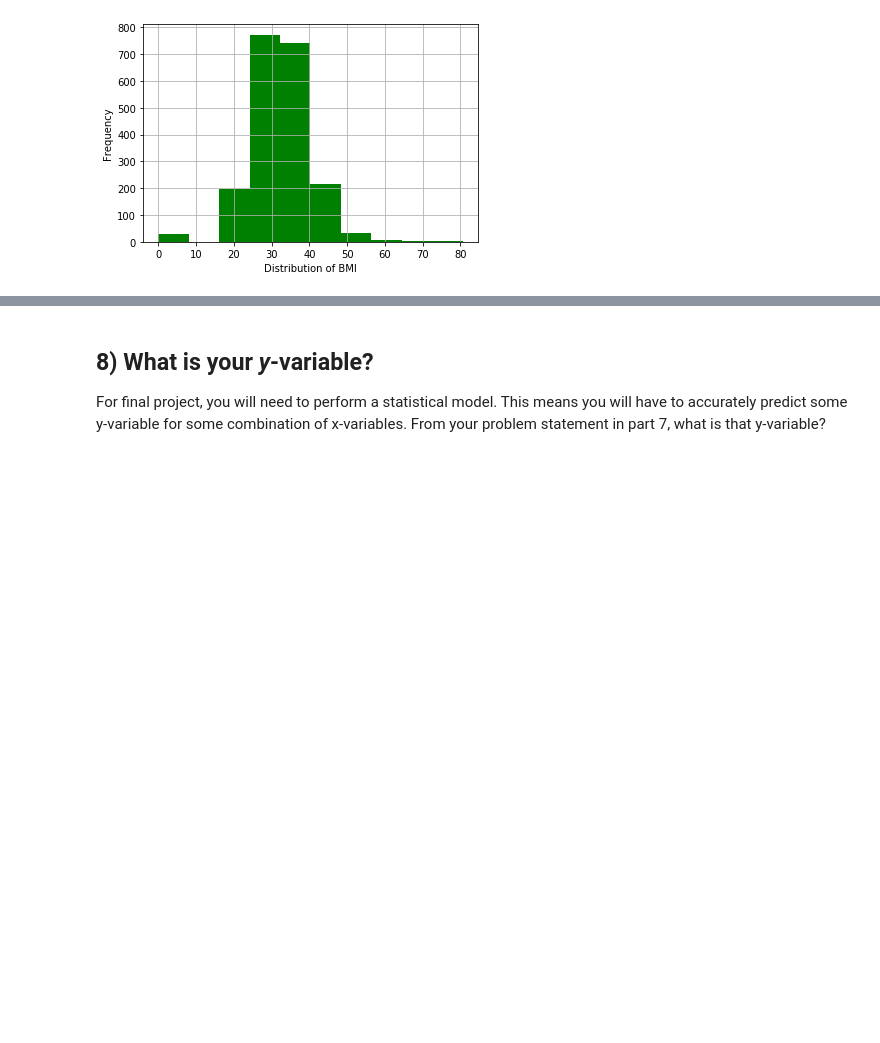
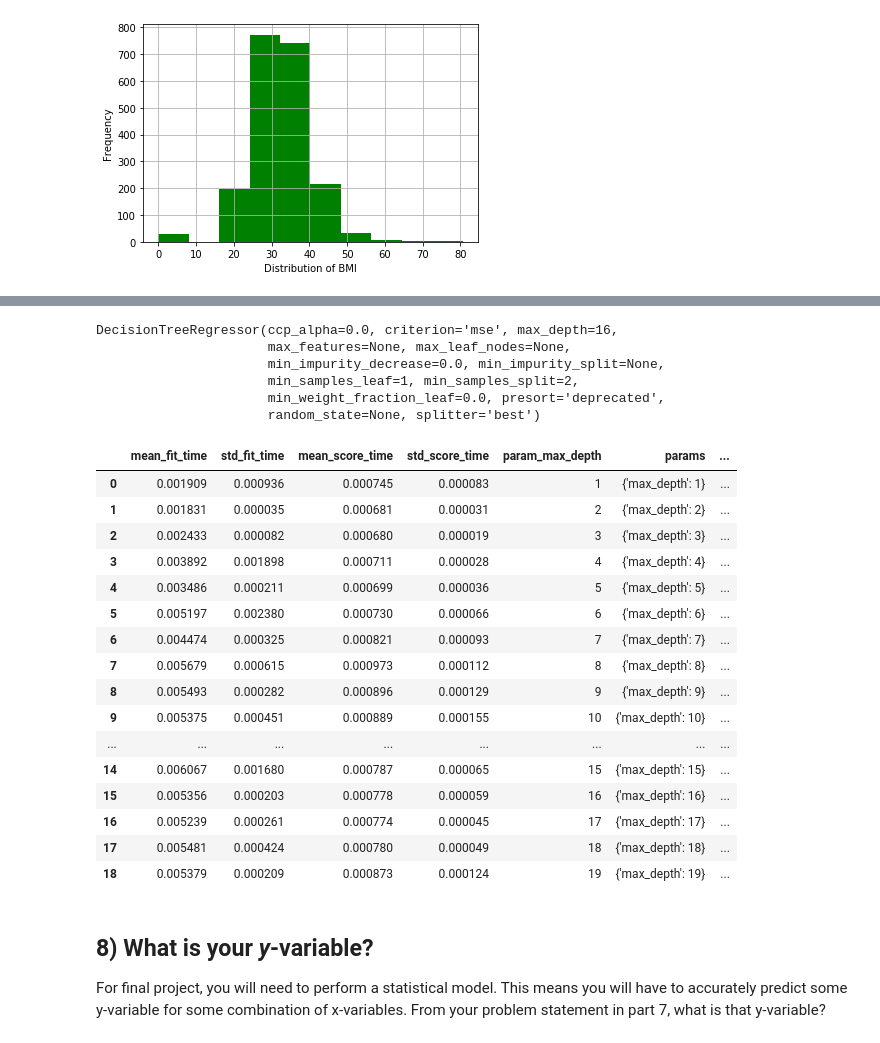
Before and after one commit to madymehlf/final-project, a Jupyter notebook: final-project.ipynb, the cells around one changed output, grey strips where cells are left out. Drawn from its saved outputs; the diff is of its cells as text; code cells hidden in the pictures; blank space fills up the shorter version.

```diff
--- a/final-project.ipynb
+++ b/final-project.ipynb
@@ -230,3 +263,33 @@ def plot_learning_curve(estimator, title, X, y, ylim=None, cv=None,
+# %%
+#make predictions based on the new values
+gscv.best_estimator_ #make predictions on the new values
+# %% [output]
+DecisionTreeRegressor(ccp_alpha=0.0, criterion='mse', max_depth=16,
+                      max_features=None, max_leaf_nodes=None,
+                      min_impurity_decrease=0.0, min_impurity_split=None,
+                      min_samples_leaf=1, min_samples_split=2,
+                      min_weight_fraction_leaf=0.0, presort='deprecated',
+                      random_state=None, splitter='best')
+# %%
+cv_df #look at the parameters being used
+# %% [output]
+|  | mean_fit_time | std_fit_time | mean_score_time | std_score_time | param_max_depth | params | ... |
+| 0 | 0.001909 | 0.000936 | 0.000745 | 0.000083 | 1 | {'max_depth': 1} | ... |
+| 1 | 0.001831 | 0.000035 | 0.000681 | 0.000031 | 2 | {'max_depth': 2} | ... |
+| 2 | 0.002433 | 0.000082 | 0.000680 | 0.000019 | 3 | {'max_depth': 3} | ... |
+| 3 | 0.003892 | 0.001898 | 0.000711 | 0.000028 | 4 | {'max_depth': 4} | ... |
+| 4 | 0.003486 | 0.000211 | 0.000699 | 0.000036 | 5 | {'max_depth': 5} | ... |
+| 5 | 0.005197 | 0.002380 | 0.000730 | 0.000066 | 6 | {'max_depth': 6} | ... |
+| 6 | 0.004474 | 0.000325 | 0.000821 | 0.000093 | 7 | {'max_depth': 7} | ... |
+| 7 | 0.005679 | 0.000615 | 0.000973 | 0.000112 | 8 | {'max_depth': 8} | ... |
+| 8 | 0.005493 | 0.000282 | 0.000896 | 0.000129 | 9 | {'max_depth': 9} | ... |
+| 9 | 0.005375 | 0.000451 | 0.000889 | 0.000155 | 10 | {'max_depth': 10} | ... |
+| ... | ... | ... | ... | ... | ... | ... | ... |
+| 14 | 0.006067 | 0.001680 | 0.000787 | 0.000065 | 15 | {'max_depth': 15} | ... |
+| 15 | 0.005356 | 0.000203 | 0.000778 | 0.000059 | 16 | {'max_depth': 16} | ... |
+| 16 | 0.005239 | 0.000261 | 0.000774 | 0.000045 | 17 | {'max_depth': 17} | ... |
+| 17 | 0.005481 | 0.000424 | 0.000780 | 0.000049 | 18 | {'max_depth': 18} | ... |
+| 18 | 0.005379 | 0.000209 | 0.000873 | 0.000124 | 19 | {'max_depth': 19} | ... |
 # %%
 #clustering
 # %% [markdown]
```
Also changed, not shown: parts of 5 cells of this notebook.
